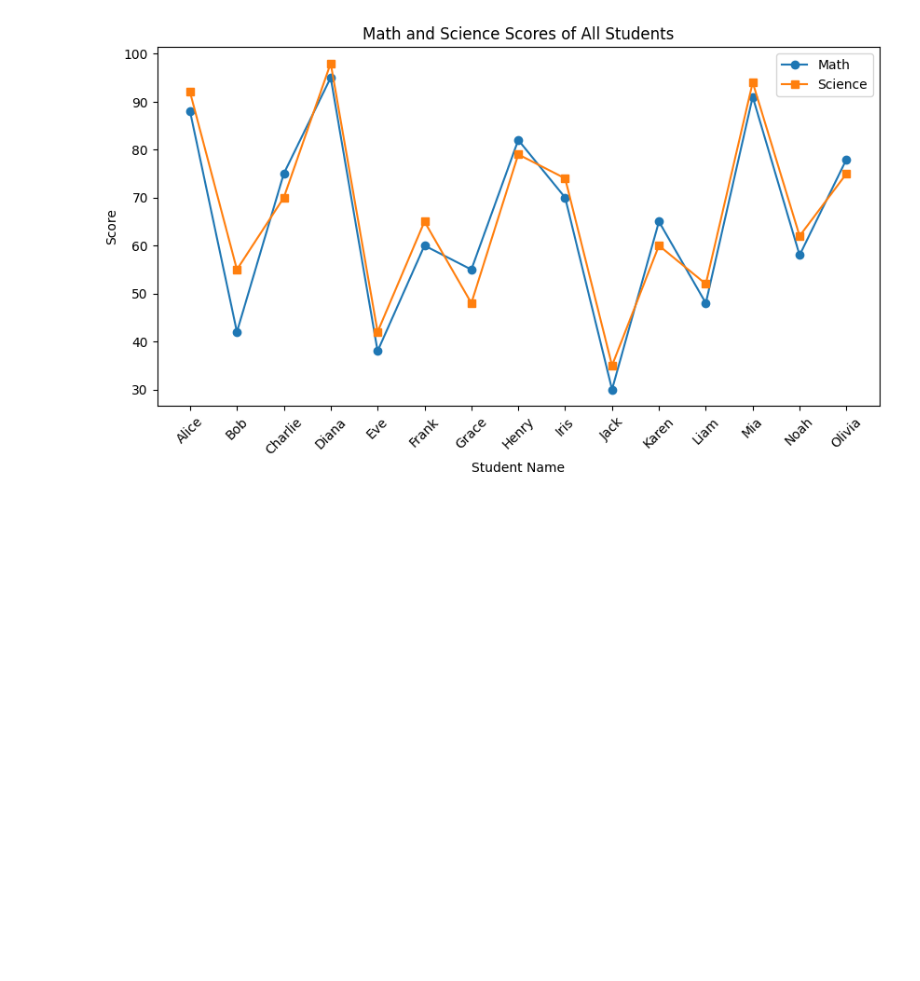
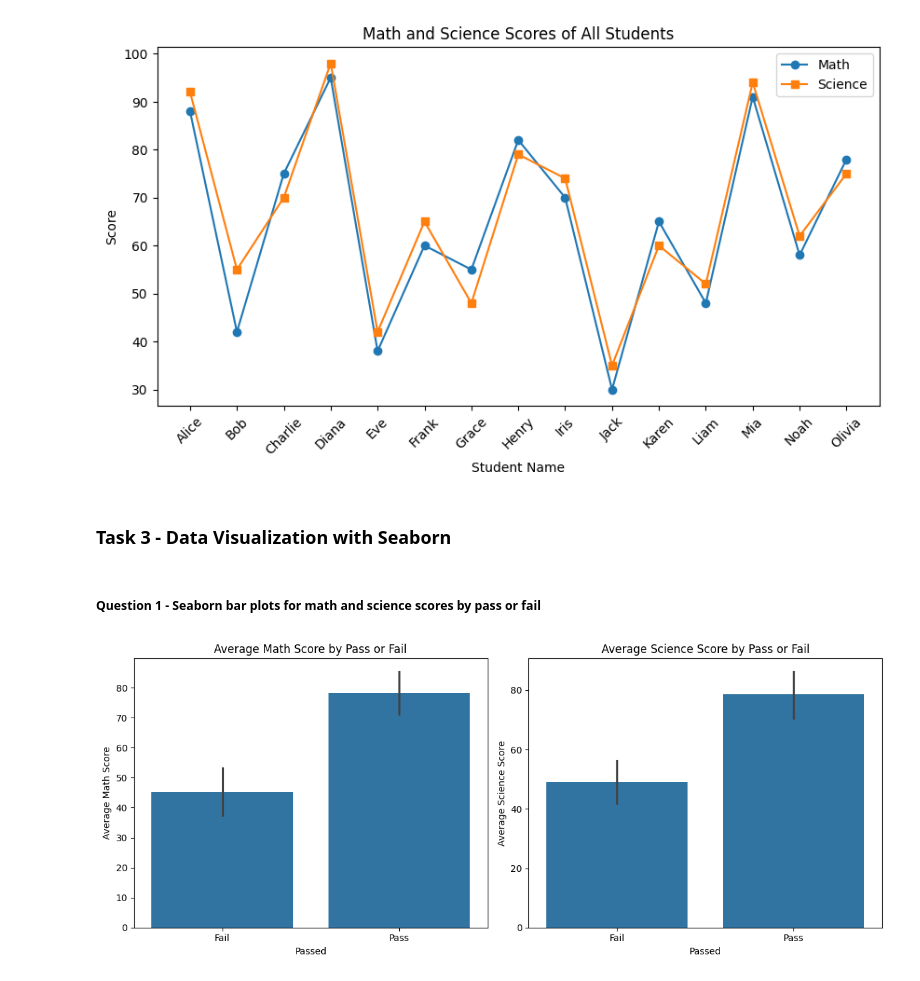
Before and after one commit to amanxgiri/Student_Performance_Analysis, a Jupyter notebook: part4_visualization_ml.ipynb, the cells around one changed output. Cells and saved outputs as stored; diff of their text form; code cells hidden in the pictures; blank space fills up the shorter version.

Commit message:
Done with Task 3 and added the png for plots

```diff
--- a/part4_visualization_ml.ipynb
+++ b/part4_visualization_ml.ipynb
@@ -263,3 +263,33 @@ plt.savefig("plot5_line.png")
 plt.show()
 # %% [output]
 [figure]
+# %% [markdown]
+### Task 3 - Data Visualization with Seaborn
+# %% [markdown]
+##### Question 1 - Seaborn bar plots for math and science scores by pass or fail
+# %%
+# creatignn the plot area
+fig, axes = plt.subplots(1, 2, figsize=(12, 5))
+
+# seaborn barplot for pass in maths
+sns.barplot(data=df, x="passed", y="math", ax=axes[0])
+axes[0].set_title("Average Math Score by Pass or Fail")
+axes[0].set_xlabel("Passed")
+axes[0].set_ylabel("Average Math Score")
+axes[0].set_xticks([0, 1])
+axes[0].set_xticklabels(["Fail", "Pass"])
+
+# seaborn barplot for pass in science
+sns.barplot(data=df, x="passed", y="science", ax=axes[1])
+axes[1].set_title("Average Science Score by Pass or Fail")
+axes[1].set_xlabel("Passed")
+axes[1].set_ylabel("Average Science Score")
+axes[1].set_xticks([0, 1])
+axes[1].set_xticklabels(["Fail", "Pass"])
+
+# saving the plot and displaying the plot
+plt.tight_layout()
+plt.savefig("plot6_seaborn_bar.png")
+plt.show()
+# %% [output]
+[figure, added]
```
Also changed, not shown: parts of 4 cells of this notebook, 2 other files.
